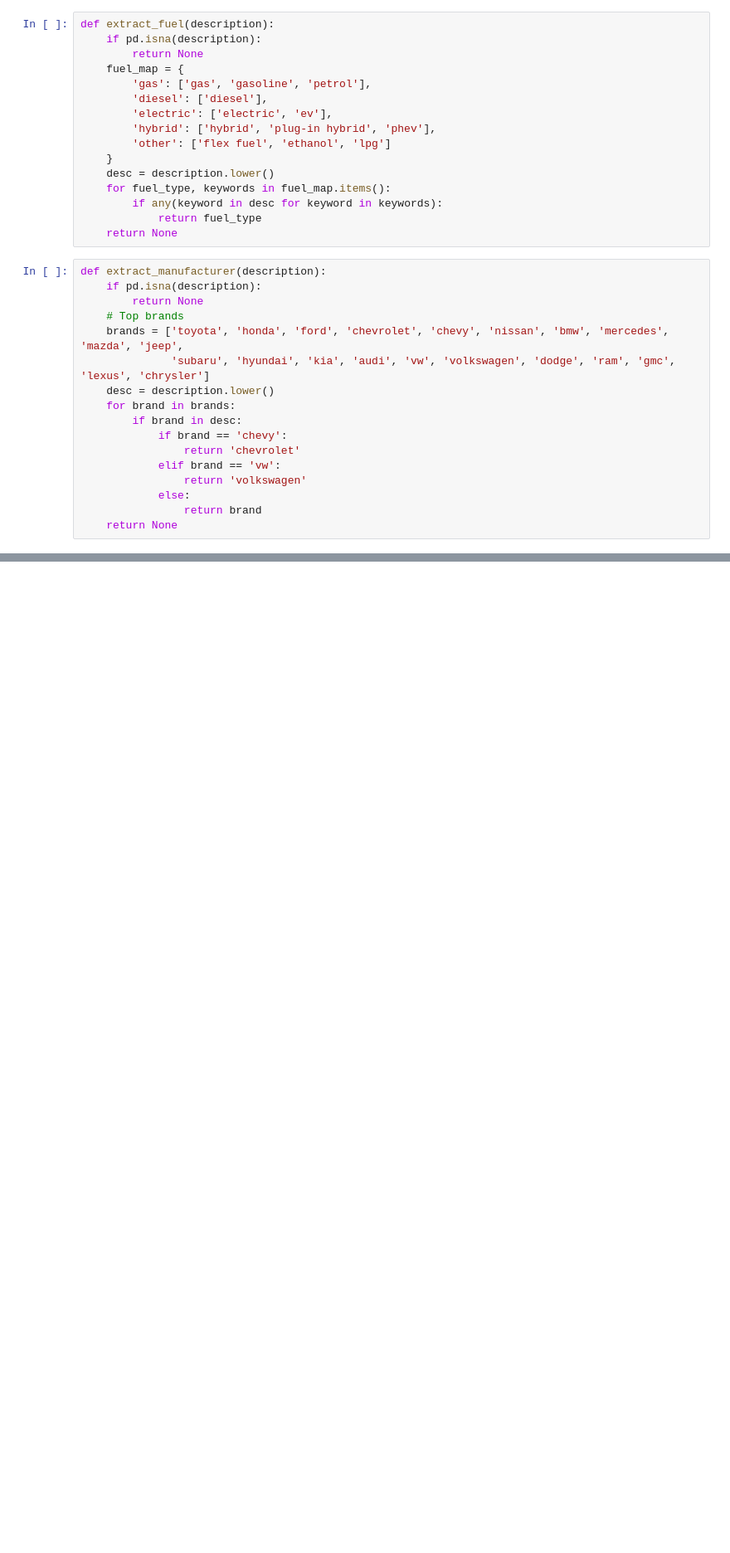
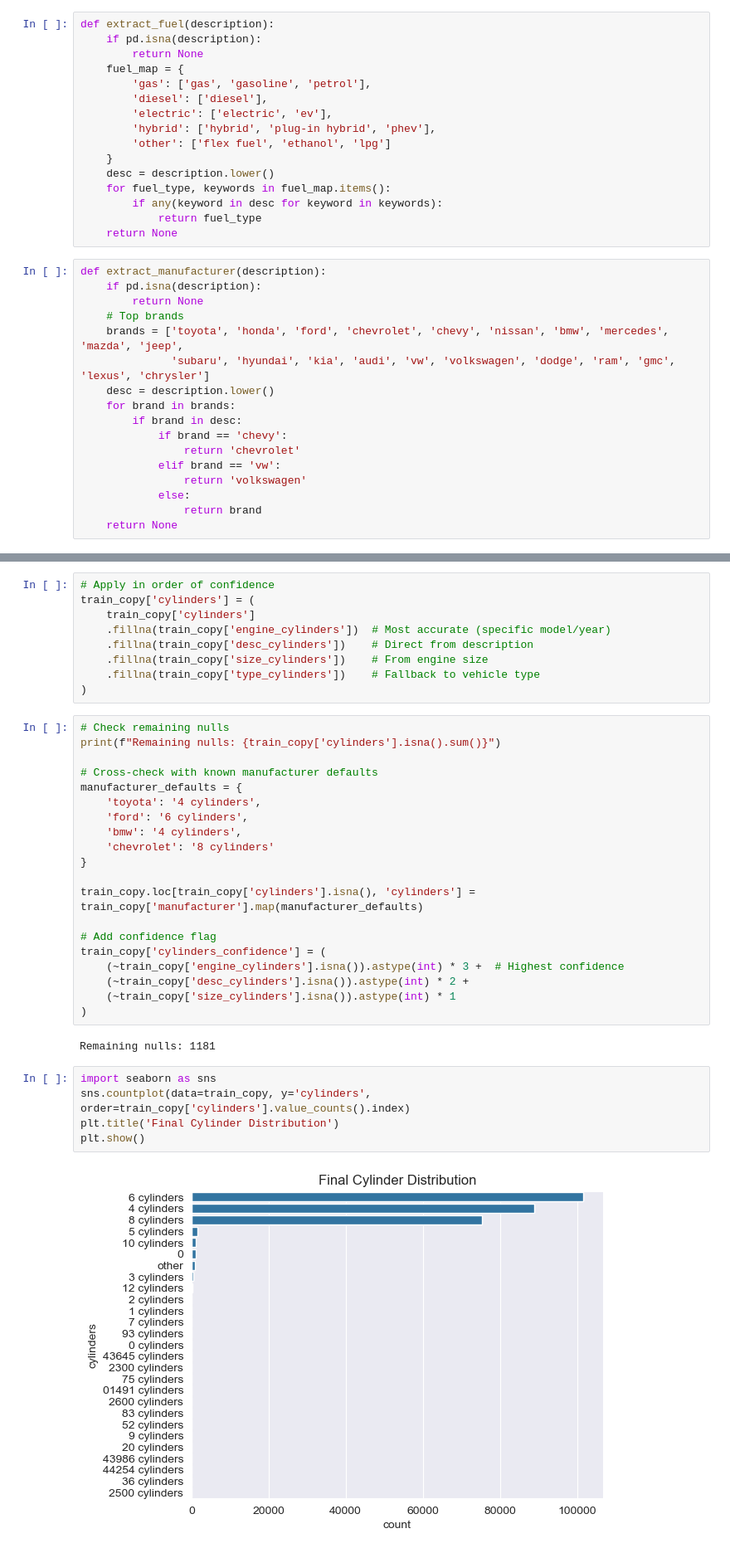
Before and after one commit to wissamttajjar/ml_and_dm_project, a Jupyter notebook: notebooks/data_preprocessing.ipynb, the cells around one changed output, grey strips where cells are left out. Shown at 83% size. Cells and saved outputs as stored; diff of their text form; blank space fills up the shorter version.

```diff
--- a/notebooks/data_preprocessing.ipynb
+++ b/notebooks/data_preprocessing.ipynb
@@ -401,0 +2021,38 @@ plt.show()
+# %%
+# Apply in order of confidence
+train_copy['cylinders'] = (
+    train_copy['cylinders']
+    .fillna(train_copy['engine_cylinders'])  # Most accurate (specific model/year)
+    .fillna(train_copy['desc_cylinders'])    # Direct from description
+    .fillna(train_copy['size_cylinders'])    # From engine size
+    .fillna(train_copy['type_cylinders'])    # Fallback to vehicle type
+)
+# %%
+# Check remaining nulls
+print(f"Remaining nulls: {train_copy['cylinders'].isna().sum()}")
+
+# Cross-check with known manufacturer defaults
+manufacturer_defaults = {
+    'toyota': '4 cylinders',
+    'ford': '6 cylinders',
+    'bmw': '4 cylinders',
+    'chevrolet': '8 cylinders'
+}
+
+train_copy.loc[train_copy['cylinders'].isna(), 'cylinders'] = train_copy['manufacturer'].map(manufacturer_defaults)
+
+# Add confidence flag
+train_copy['cylinders_confidence'] = (
+    (~train_copy['engine_cylinders'].isna()).astype(int) * 3 +  # Highest confidence
+    (~train_copy['desc_cylinders'].isna()).astype(int) * 2 +
+    (~train_copy['size_cylinders'].isna()).astype(int) * 1
+)
+# %% [output]
+Remaining nulls: 1181
+# %%
+import seaborn as sns
+sns.countplot(data=train_copy, y='cylinders', order=train_copy['cylinders'].value_counts().index)
+plt.title('Final Cylinder Distribution')
+plt.show()
+# %% [output]
+[figure, added]
```
Also changed, not shown: parts of 83 cells of this notebook.
